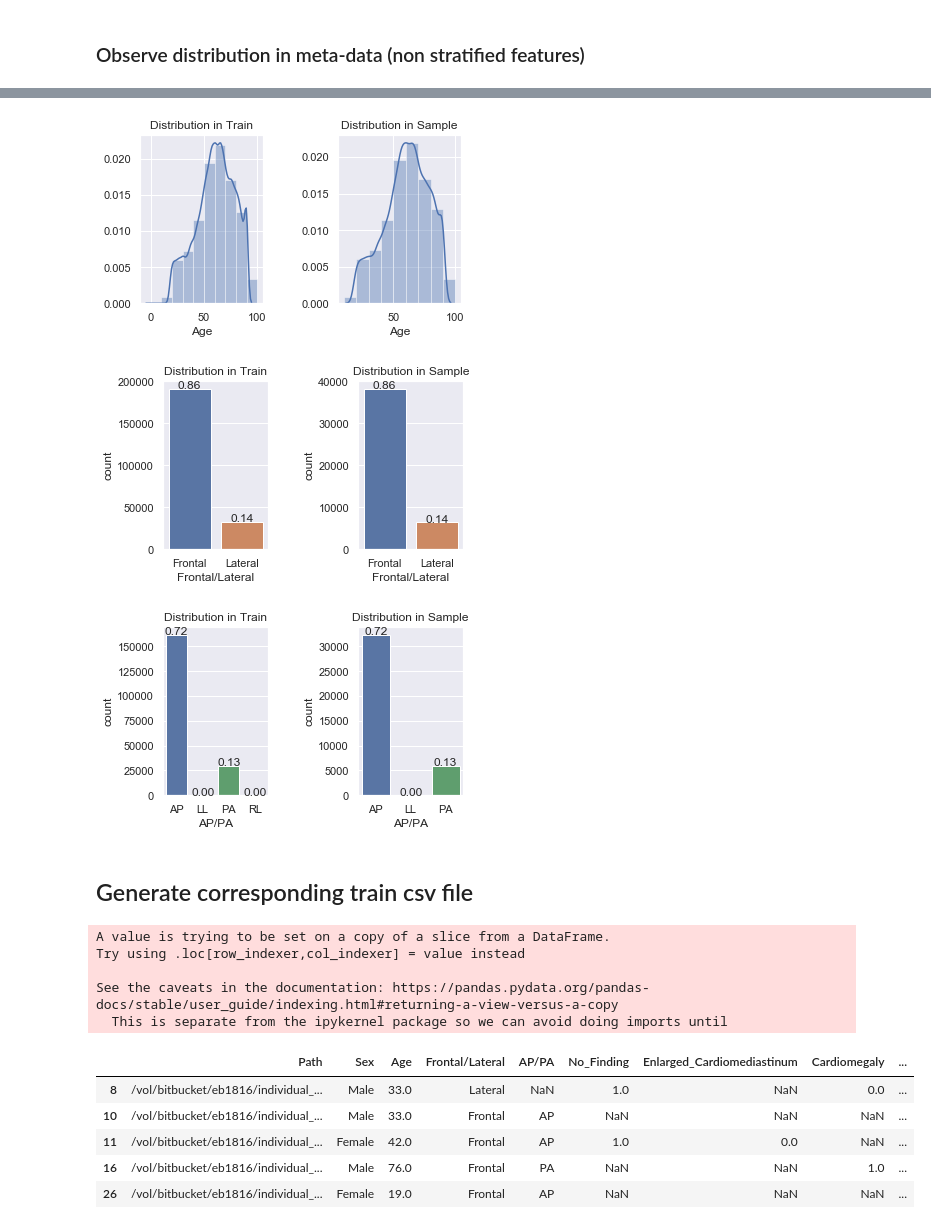
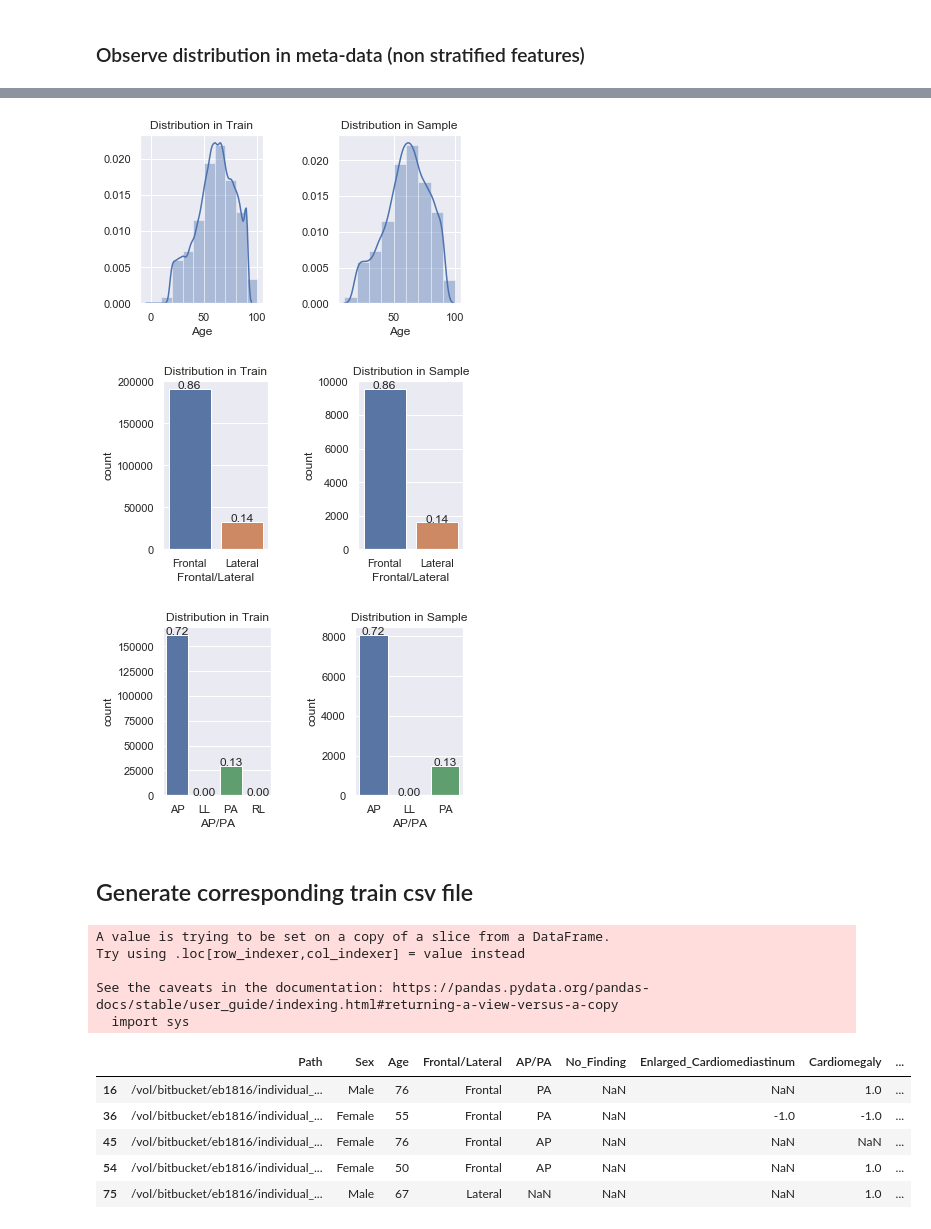
Before and after one commit to erikbabu/federated-learning-healthcare-data, a Jupyter notebook: CheXpert/notebooks/quantitative_sampling.ipynb, the cells around one changed output, grey strips where cells are left out. Drawn from its saved outputs; the diff is of its cells as text; code cells hidden in the pictures.

Commit message:
Add 5% non-iid sampled folds for institution A and B

```diff
--- a/CheXpert/notebooks/quantitative_sampling.ipynb
+++ b/CheXpert/notebooks/quantitative_sampling.ipynb
@@ -161,7 +161,7 @@ X = meta_data_train[meta_data_train.columns[:5]]
 # %%
 y = meta_data_train[meta_data_train.columns[5:]]
 # %%
-X_train, _, y_train, _ = train_test_split(X, y, test_size=0.80, random_state=42, stratify=y)
+X_train, _, y_train, _ = train_test_split(X, y, test_size=0.95, random_state=42, stratify=y)
 # %%
 meta_data_sample = pd.concat([X_train, y_train], axis=1)
 print(f"Number of records in sample: {len(meta_data_sample)}")
@@ -194,37 +194,42 @@ plot_distributions(col='Sex', kind='count', data=[meta_data_train, meta_data_sam
 # %%
 plot_distributions(col='Age', kind='hist', bins=[x * 10 for x in range(1, 11)], data=[meta_data_train, meta_data_sample], data_labels=['Train', 'Sample'])
 # %% [output]
-[figure, old version]
+[figure, new version]
 # %%
 plot_distributions(col='Frontal/Lateral', kind='count', data=[meta_data_train, meta_data_sample], data_labels=['Train', 'Sample'])
 # %% [output]
-[figure, old version]
+[figure, new version]
 # %%
 plot_distributions(col='AP/PA', kind='count', data=[meta_data_train, meta_data_sample], data_labels=['Train', 'Sample'])
 # %% [output]
-[figure, old version]
+[figure, new version]
 # %% [markdown]
 ## Generate corresponding train csv file
-# %%
-filename = 'train_subset_20_percent.csv'
-sample_path_list = meta_data_sample['Path'].tolist()
-sample_original = meta_data_train_full[meta_data_train_full['Path'].isin(sample_path_list)]
 # %%
-# prepend absolute path
-path_prefix = os.environ.get('PROJECT_DATA_BASE_DIR') + '/'
-sample_original['Path'] = path_prefix + sample_original['Path'].astype(str)
+def generate_csv_file(filename, sample):
+    sample_path_list = sample['Path'].tolist()
+    sample_original = meta_data_train_full[meta_data_train_full['Path'].isin(sample_path_list)]
+
+    # prepend absolute path
+    path_prefix = os.environ.get('PROJECT_DATA_BASE_DIR') + '/'
+    sample_original['Path'] = path_prefix + sample_original['Path'].astype(str)
+    sample_original.to_csv(filename, index=False)
+
+    return sample_original
-# %% [output]
-A value is trying to be set on a copy of a slice from a DataFrame.
-Try using .loc[row_indexer,col_indexer] = value instead
-
-See the caveats in the documentation: https://pandas.pydata.org/pandas-docs/stable/user_guide/indexing.html#returning-a-view-versus-a-copy
-  This is separate from the ipykernel package so we can avoid doing imports until
+# %%
+central_sample = generate_csv_file('train_subset_5_percent.csv', meta_data_sample)
+# %% [output]
+A value is trying to be set on a copy of a slice from a DataFrame.
+Try using .loc[row_indexer,col_indexer] = value instead
+
+See the caveats in the documentation: https://pandas.pydata.org/pandas-docs/stable/user_guide/indexing.html#returning-a-view-versus-a-copy
+  import sys
 # %%
-sample_original.head()
+central_sample.head()
 # %% [output]
 |  | Path | Sex | Age | Frontal/Lateral | AP/PA | No_Finding | Enlarged_Cardiomediastinum | Cardiomegaly | ... |
-| 8 | /vol/bitbucket/eb1816/individual_... | Male | 33.0 | Lateral | NaN | 1.0 | NaN | 0.0 | ... |
-| 10 | /vol/bitbucket/eb1816/individual_... | Male | 33.0 | Frontal | AP | NaN | NaN | NaN | ... |
-| 11 | /vol/bitbucket/eb1816/individual_... | Female | 42.0 | Frontal | AP | 1.0 | 0.0 | NaN | ... |
-| 16 | /vol/bitbucket/eb1816/individual_... | Male | 76.0 | Frontal | PA | NaN | NaN | 1.0 | ... |
-| 26 | /vol/bitbucket/eb1816/individual_... | Female | 19.0 | Frontal | AP | NaN | NaN | NaN | ... |
+| 16 | /vol/bitbucket/eb1816/individual_... | Male | 76 | Frontal | PA | NaN | NaN | 1.0 | ... |
+| 36 | /vol/bitbucket/eb1816/individual_... | Female | 55 | Frontal | PA | NaN | -1.0 | -1.0 | ... |
+| 45 | /vol/bitbucket/eb1816/individual_... | Female | 76 | Frontal | AP | NaN | NaN | NaN | ... |
+| 54 | /vol/bitbucket/eb1816/individual_... | Female | 50 | Frontal | AP | NaN | NaN | 1.0 | ... |
+| 75 | /vol/bitbucket/eb1816/individual_... | Male | 67 | Lateral | NaN | NaN | NaN | 1.0 | ... |
```
Also changed, not shown: parts of 16 cells of this notebook, 4 other files.
